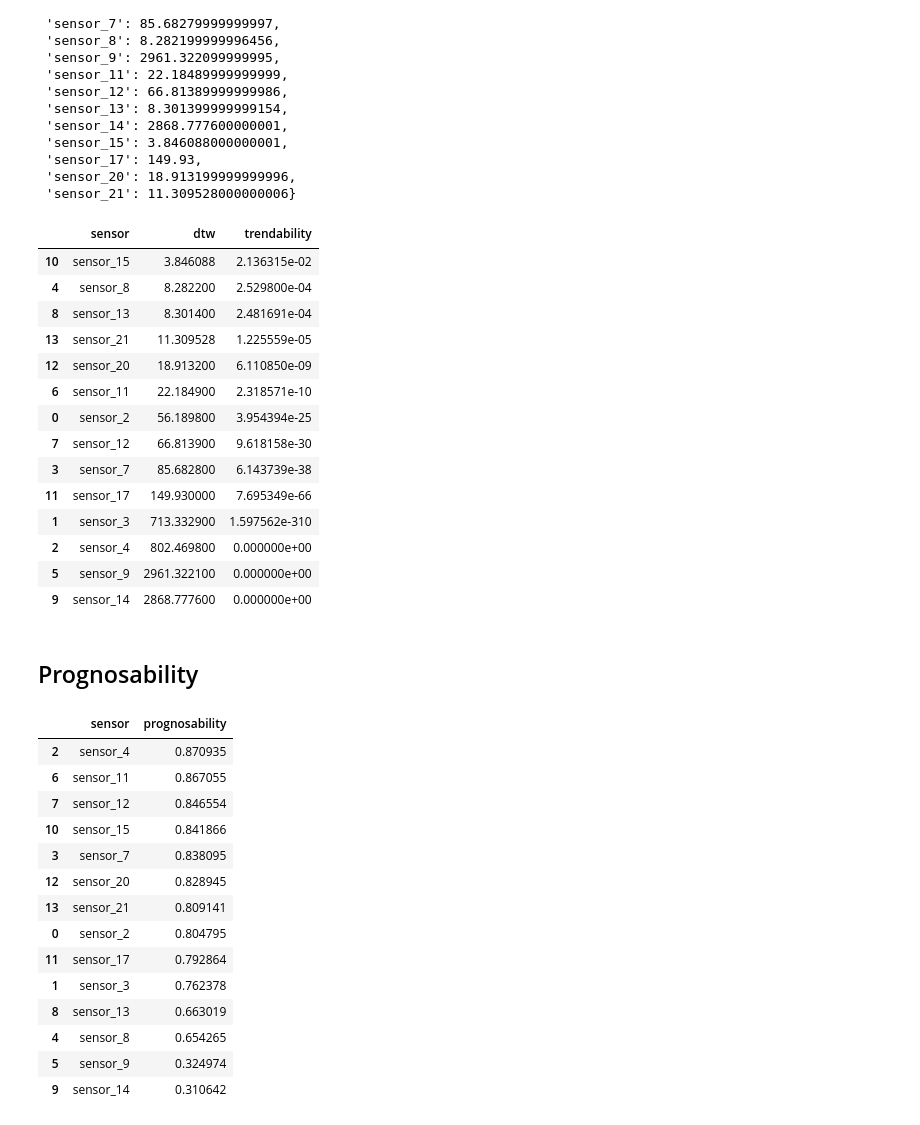
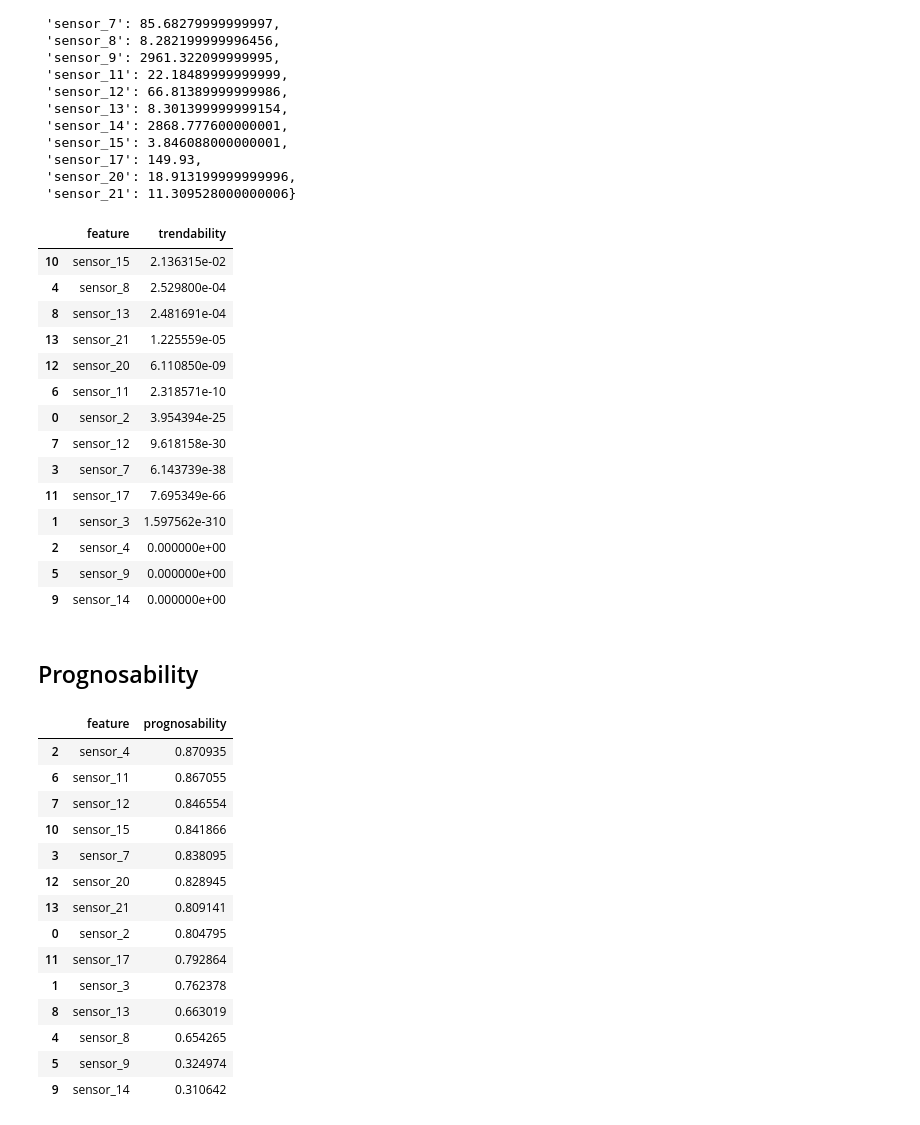
Before and after one commit to lbasora/bnnrul, a Jupyter notebook: cmapss_data_analysis.ipynb, the cells around one changed output. Saved outputs shown, nothing was run; the diff lists cells and outputs as text; code cells hidden in the pictures.

```diff
--- a/cmapss_data_analysis.ipynb
+++ b/cmapss_data_analysis.ipynb
@@ -167,28 +176,30 @@ d
  'sensor_21': 11.309528000000006}
 # %%
 d_df = pd.DataFrame.from_records([(k, v) for k, v in d.items()]).rename(
-    columns={0: "sensor", 1: "dtw"}
+    columns={0: "feature", 1: "dtw"}
 )
-trendability = d_df.assign(trendability=np.exp(-d_df.dtw)).sort_values(
-    "trendability", ascending=False
+trendability = (
+    d_df.assign(trendability=np.exp(-d_df.dtw))
+    .drop("dtw", axis=1)
+    .sort_values("trendability", ascending=False)
 )
 trendability
 # %% [output]
-|  | sensor | dtw | trendability |
-| 10 | sensor_15 | 3.846088 | 2.136315e-02 |
-| 4 | sensor_8 | 8.282200 | 2.529800e-04 |
-| 8 | sensor_13 | 8.301400 | 2.481691e-04 |
-| 13 | sensor_21 | 11.309528 | 1.225559e-05 |
-| 12 | sensor_20 | 18.913200 | 6.110850e-09 |
-| 6 | sensor_11 | 22.184900 | 2.318571e-10 |
-| 0 | sensor_2 | 56.189800 | 3.954394e-25 |
-| 7 | sensor_12 | 66.813900 | 9.618158e-30 |
-| 3 | sensor_7 | 85.682800 | 6.143739e-38 |
-| 11 | sensor_17 | 149.930000 | 7.695349e-66 |
-| 1 | sensor_3 | 713.332900 | 1.597562e-310 |
-| 2 | sensor_4 | 802.469800 | 0.000000e+00 |
-| 5 | sensor_9 | 2961.322100 | 0.000000e+00 |
-| 9 | sensor_14 | 2868.777600 | 0.000000e+00 |
+|  | feature | trendability |
+| 10 | sensor_15 | 2.136315e-02 |
+| 4 | sensor_8 | 2.529800e-04 |
+| 8 | sensor_13 | 2.481691e-04 |
+| 13 | sensor_21 | 1.225559e-05 |
+| 12 | sensor_20 | 6.110850e-09 |
+| 6 | sensor_11 | 2.318571e-10 |
+| 0 | sensor_2 | 3.954394e-25 |
+| 7 | sensor_12 | 9.618158e-30 |
+| 3 | sensor_7 | 6.143739e-38 |
+| 11 | sensor_17 | 7.695349e-66 |
+| 1 | sensor_3 | 1.597562e-310 |
+| 2 | sensor_4 | 0.000000e+00 |
+| 5 | sensor_9 | 0.000000e+00 |
+| 9 | sensor_14 | 0.000000e+00 |
 # %% [markdown]
 ## Prognosability
 # %%
@@ -198,12 +209,12 @@ prognosability = (
     np.exp(-failure_values.std() / (failure_values - starting_values).abs().mean())
     .to_frame()
     .reset_index()
-    .rename(columns={"index": "sensor", 0: "prognosability"})
+    .rename(columns={"index": "feature", 0: "prognosability"})
     .sort_values("prognosability", ascending=False)
 )
 prognosability
 # %% [output]
-|  | sensor | prognosability |
+|  | feature | prognosability |
 | 2 | sensor_4 | 0.870935 |
 | 6 | sensor_11 | 0.867055 |
 | 7 | sensor_12 | 0.846554 |
```
Also changed, not shown: parts of 4 cells of this notebook.
